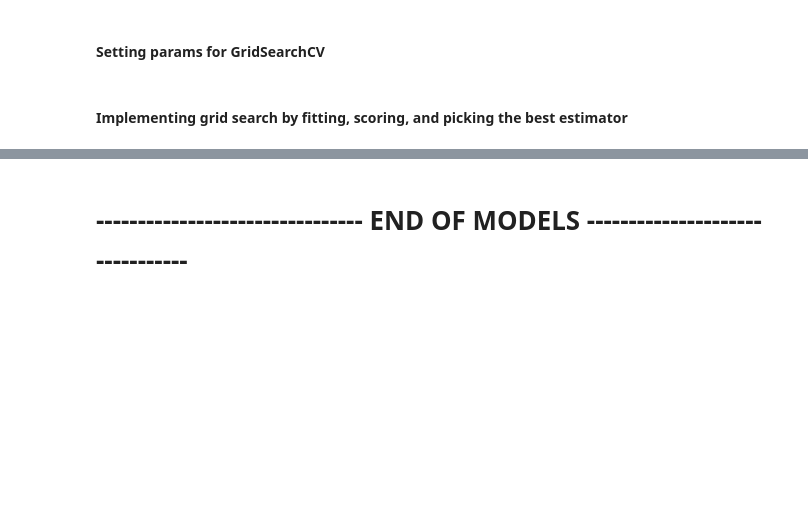
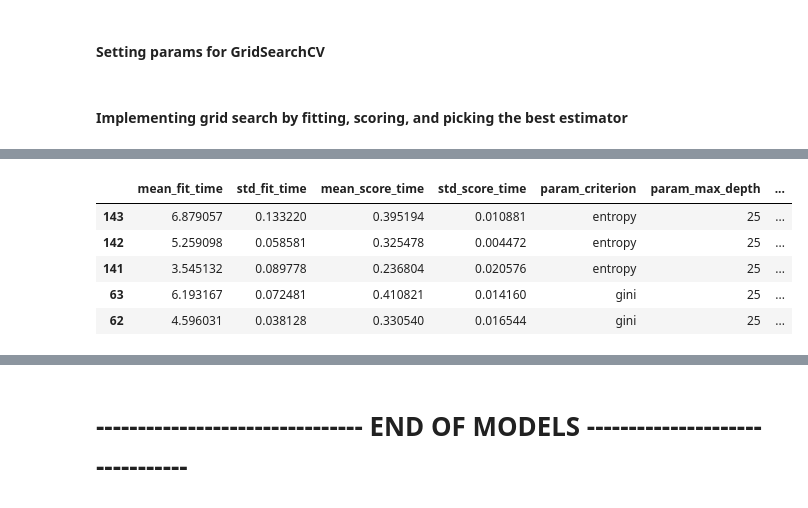
Before and after one commit to anniezhengaz/Phase3Projecct-Tanzanian_Water_Wells, a Jupyter notebook: phase_3_project_final_notebook.ipynb, the cells around one changed output, grey strips where cells are left out. Saved outputs shown, nothing was run; the diff lists cells and outputs as text; code cells hidden in the pictures; blank space fills up the shorter version.

```diff
--- a/phase_3_project_final_notebook.ipynb
+++ b/phase_3_project_final_notebook.ipynb
@@ -966,7 +970,14 @@ KeyboardInterrupt:
 # %%
 # Get 5 best mean test scores
-
+score_df = pd.DataFrame(grid_search.cv_results_)
 score_df.nlargest(5,"mean_test_score")
+# %% [output]
+|  | mean_fit_time | std_fit_time | mean_score_time | std_score_time | param_criterion | param_max_depth | ... |
+| 143 | 6.879057 | 0.133220 | 0.395194 | 0.010881 | entropy | 25 | ... |
+| 142 | 5.259098 | 0.058581 | 0.325478 | 0.004472 | entropy | 25 | ... |
+| 141 | 3.545132 | 0.089778 | 0.236804 | 0.020576 | entropy | 25 | ... |
+| 63 | 6.193167 | 0.072481 | 0.410821 | 0.014160 | gini | 25 | ... |
+| 62 | 4.596031 | 0.038128 | 0.330540 | 0.016544 | gini | 25 | ... |
 # %%
 # Get the best model
 
```
Also changed, not shown: parts of 4 cells of this notebook, 1 other file.
